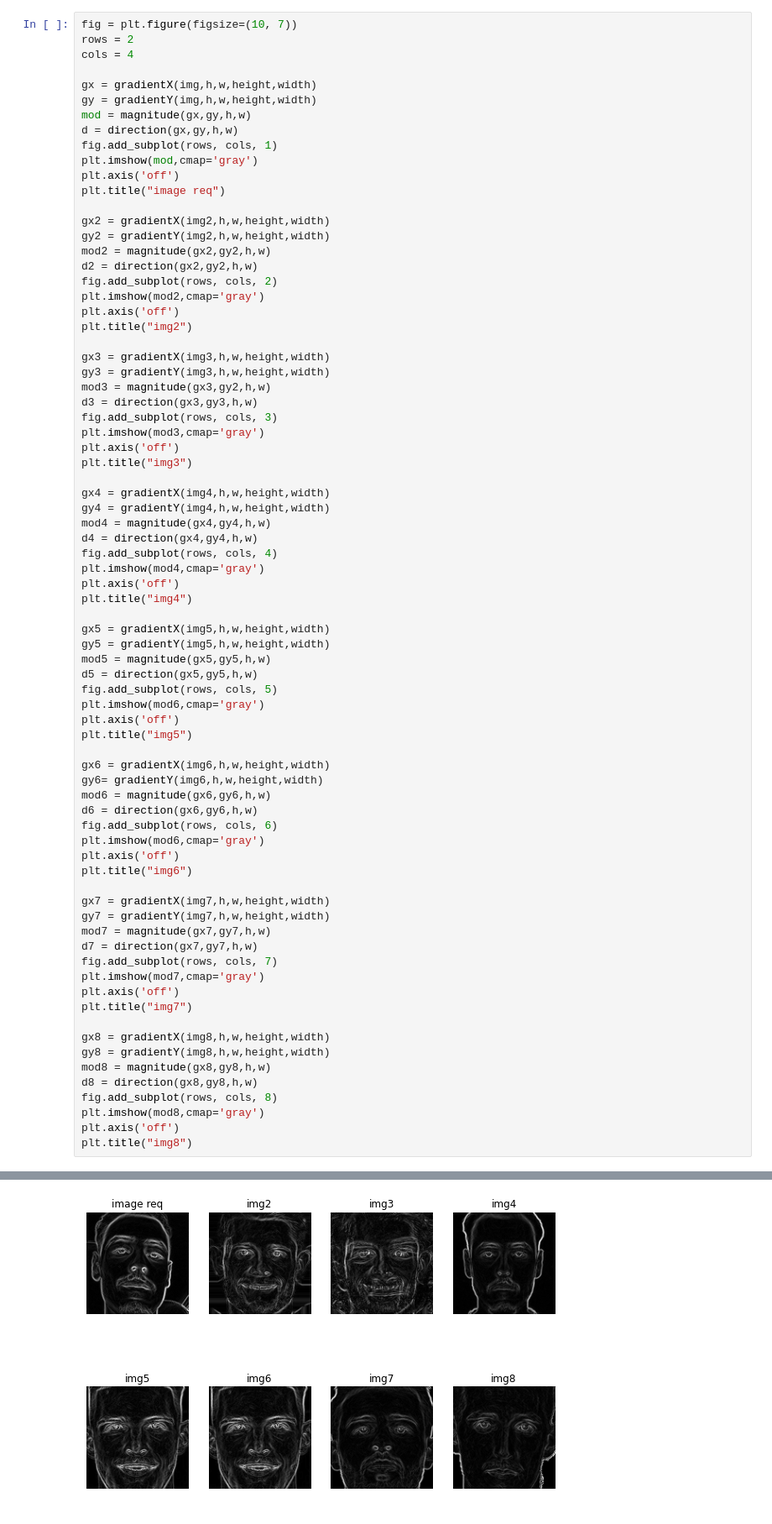
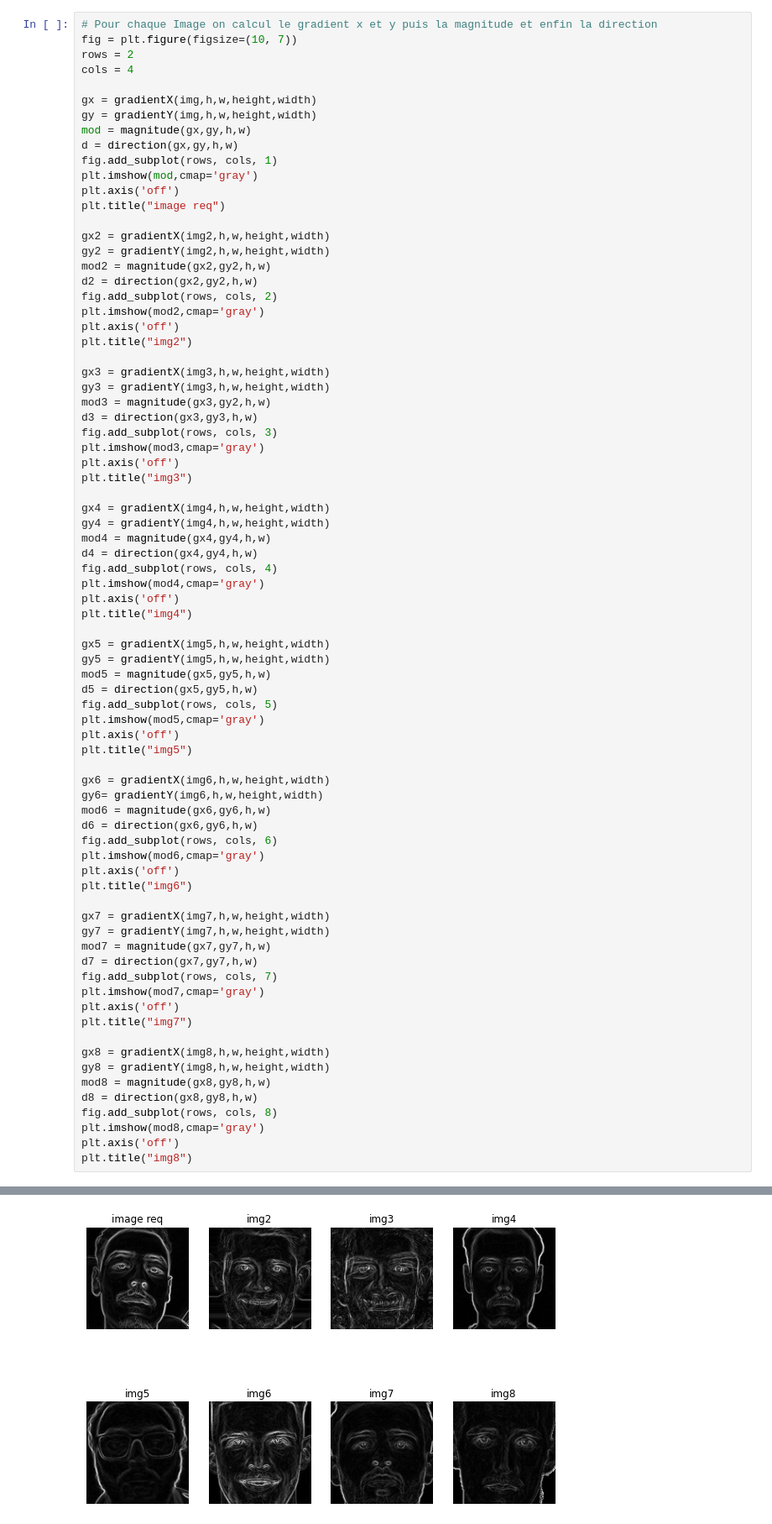
Before and after one commit to Se1f0/HOG, a Jupyter notebook: hog.ipynb, the cells around one changed output, grey strips where cells are left out. Shown at 84% size. Cells and saved outputs as stored; diff of their text form.

```diff
--- a/hog.ipynb
+++ b/hog.ipynb
@@ -149,6 +141,7 @@ def direction(gx,gy,h,w):
                 d[l,p] %= 360
     return d
 # %%
+# Pour chaque Image on calcul le gradient x et y puis la magnitude et enfin la direction
 fig = plt.figure(figsize=(10, 7))
 rows = 2
 cols = 4
@@ -194,37 +187,37 @@ gy5 = gradientY(img5,h,w,height,width)
 mod5 = magnitude(gx5,gy5,h,w)
 d5 = direction(gx5,gy5,h,w)
 fig.add_subplot(rows, cols, 5)
-plt.imshow(mod6,cmap='gray')
+plt.imshow(mod5,cmap='gray')
 plt.axis('off')
 plt.title("img5")
 
 gx6 = gradientX(img6,h,w,height,width)
 gy6= gradientY(img6,h,w,height,width)
 mod6 = magnitude(gx6,gy6,h,w)
 d6 = direction(gx6,gy6,h,w)
 fig.add_subplot(rows, cols, 6)
 plt.imshow(mod6,cmap='gray')
 plt.axis('off')
 plt.title("img6")
 
 gx7 = gradientX(img7,h,w,height,width)
 gy7 = gradientY(img7,h,w,height,width)
 mod7 = magnitude(gx7,gy7,h,w)
 d7 = direction(gx7,gy7,h,w)
 fig.add_subplot(rows, cols, 7)
 plt.imshow(mod7,cmap='gray')
 plt.axis('off')
 plt.title("img7")
 
 gx8 = gradientX(img8,h,w,height,width)
 gy8 = gradientY(img8,h,w,height,width)
 mod8 = magnitude(gx8,gy8,h,w)
 d8 = direction(gx8,gy8,h,w)
 fig.add_subplot(rows, cols, 8)
 plt.imshow(mod8,cmap='gray')
 plt.axis('off')
 plt.title("img8")
 # %% [output]
 Text(0.5, 1.0, 'img8')
-[figure, old version]
+[figure, new version]
 # %%
```
Also changed, not shown: parts of 10 cells of this notebook, 3 other files.
